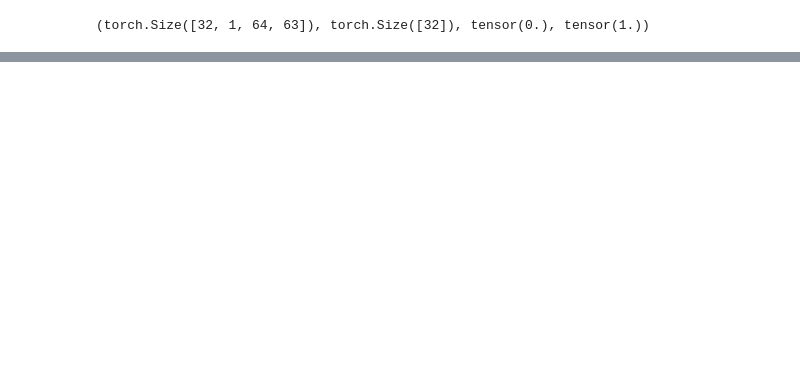
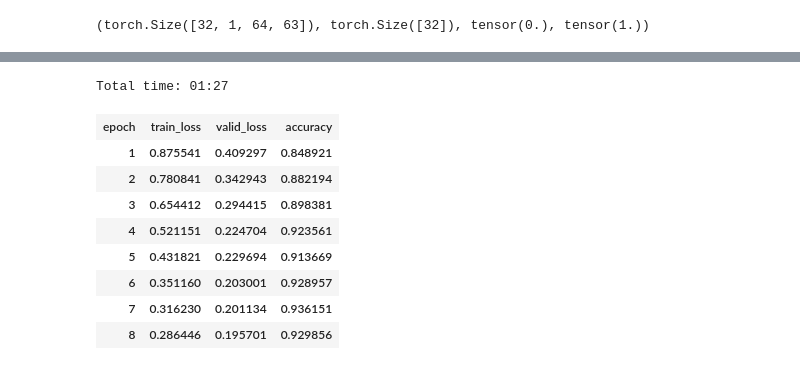
Before and after one commit to jhartquist/fastai_audio, a Jupyter notebook: notebooks/04. NSynth Pitch Analysis.ipynb, the cells around one changed output, grey strips where cells are left out. Cells and saved outputs as stored; diff of their text form; code cells hidden in the pictures; blank space fills up the shorter version.

```diff
--- a/notebooks/04. NSynth Pitch Analysis.ipynb
+++ b/notebooks/04. NSynth Pitch Analysis.ipynb
@@ -127,0 +120,15 @@ data.c
+# %%
+learn.load(model_name + '-stage-1')
+learn.fit_one_cycle(8, max_lr=1e-3)
+learn.save(model_name + '-stage-2')
+# %% [output]
+Total time: 01:27
+| epoch | train_loss | valid_loss | accuracy |
+| 1 | 0.875541 | 0.409297 | 0.848921 |
+| 2 | 0.780841 | 0.342943 | 0.882194 |
+| 3 | 0.654412 | 0.294415 | 0.898381 |
+| 4 | 0.521151 | 0.224704 | 0.923561 |
+| 5 | 0.431821 | 0.229694 | 0.913669 |
+| 6 | 0.351160 | 0.203001 | 0.928957 |
+| 7 | 0.316230 | 0.201134 | 0.936151 |
+| 8 | 0.286446 | 0.195701 | 0.929856 |
```
Also changed, not shown: parts of 17 cells of this notebook.
